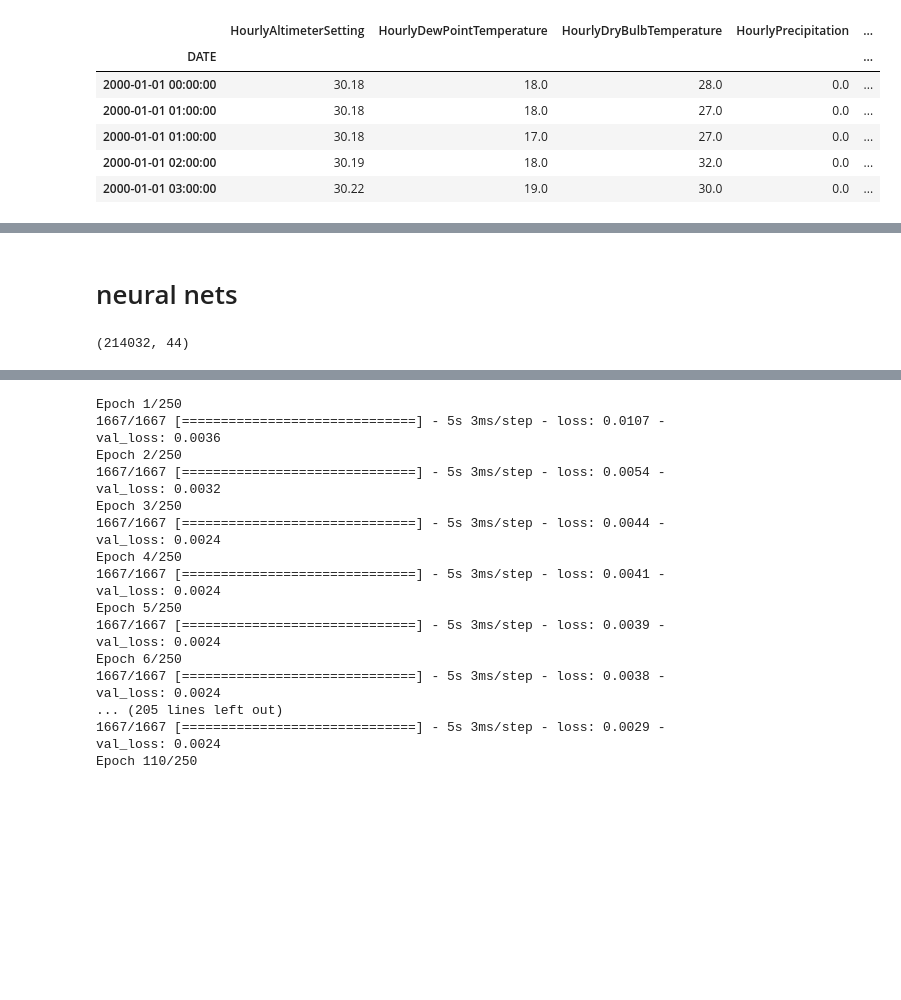
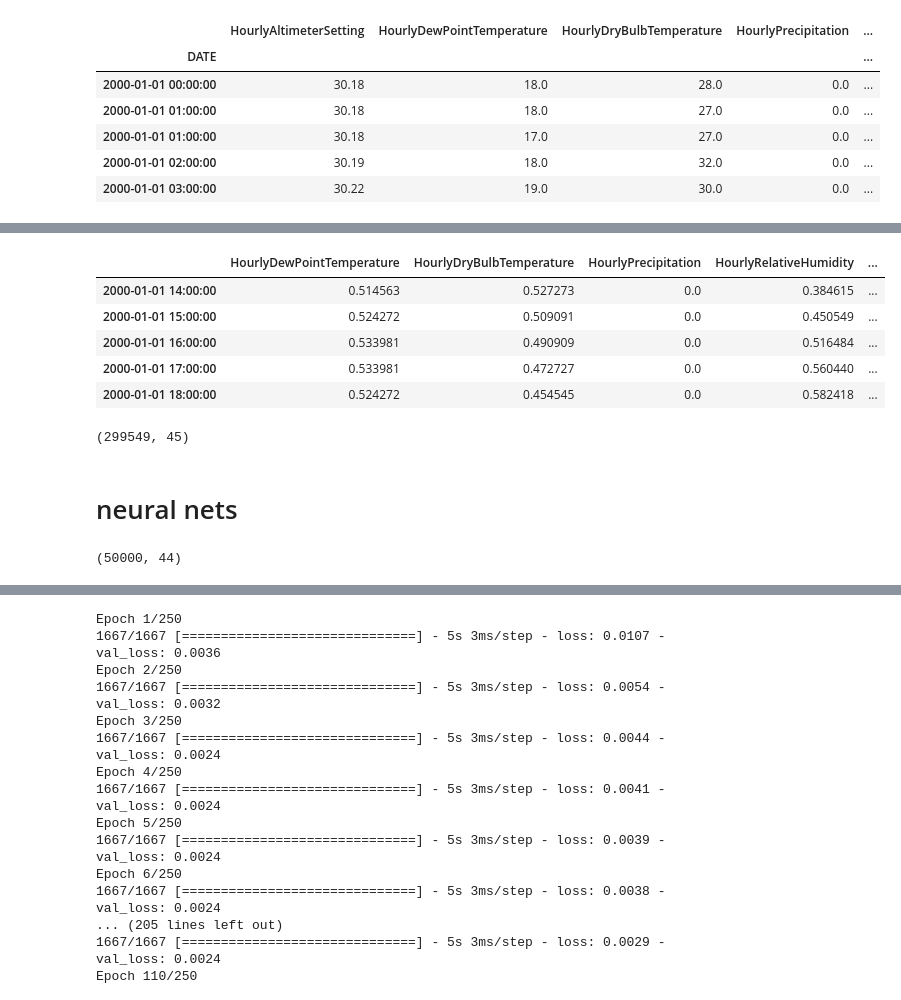
Before and after one commit to takao8/MLTSAProject, a Jupyter notebook: RNN_network_code.ipynb, the cells around one changed output, grey strips where cells are left out. Drawn from its saved outputs; the diff is of its cells as text; code cells hidden in the pictures; blank space fills up the shorter version.

```diff
--- a/RNN_network_code.ipynb
+++ b/RNN_network_code.ipynb
@@ -127,2 +111,35 @@ mydata[['HourlyDewPointTemperature', 'HourlyDryBulbTemperature',
+# %%
+df_scaled = pd.DataFrame()
+
+col_list = ['HourlyDewPointTemperature', 'HourlyDryBulbTemperature',
+            'HourlyPrecipitation', 'HourlyRelativeHumidity',
+            'HourlyWetBulbTemperature', 'HourlyWindSpeed', 'KBOS_WCL_HIST',
+            'KBOS_HID_HIST', 'Nepool_Load_Hist']
+col_list2 = ['Month1', 'Month2', 'Month3', 'Month4', 'Month5', 'Month6',
+             'Month7', 'Month8', 'Month9', 'Month10', 'Month11', 'Month12',
+             'Hour1', 'Hour2', 'Hour3', 'Hour4', 'Hour5', 'Hour6', 'Hour7',
+             'Hour8', 'Hour9', 'Hour10', 'Hour11', 'Hour12', 'Hour13', 'Hour14',
+             'Hour15', 'Hour16', 'Hour17', 'Hour18', 'Hour19', 'Hour20',
+             'Hour21', 'Hour22', 'Hour23', 'Hour24']
+scaled_data = preprocessing.minmax_scale(df_merged[col_list], axis=0)
+
+for i,col in enumerate(col_list) :
+    df_scaled[col] = scaled_data[:,i]
+for i,col in enumerate(col_list2) :
+    df_scaled[col] = df_merged[col].values
+df_scaled.set_index(df_merged.index, inplace=True)
+# %%
+df_scaled.head()
+# %% [output]
+|  | HourlyDewPointTemperature | HourlyDryBulbTemperature | HourlyPrecipitation | HourlyRelativeHumidity | ... |
+| 2000-01-01 14:00:00 | 0.514563 | 0.527273 | 0.0 | 0.384615 | ... |
+| 2000-01-01 15:00:00 | 0.524272 | 0.509091 | 0.0 | 0.450549 | ... |
+| 2000-01-01 16:00:00 | 0.533981 | 0.490909 | 0.0 | 0.516484 | ... |
+| 2000-01-01 17:00:00 | 0.533981 | 0.472727 | 0.0 | 0.560440 | ... |
+| 2000-01-01 18:00:00 | 0.524272 | 0.454545 | 0.0 | 0.582418 | ... |
+# %%
+df_scaled.shape
+# %% [output]
+(299549, 45)
 # %% [markdown]
 # neural nets
@@ -129,4 +166,4 @@ mydata[['HourlyDewPointTemperature', 'HourlyDryBulbTemperature',
 # %%
-mydata.shape
+x_train.shape
 # %% [output]
-(214032, 44)
+(50000, 44)
```
Also changed, not shown: parts of 34 cells of this notebook.
